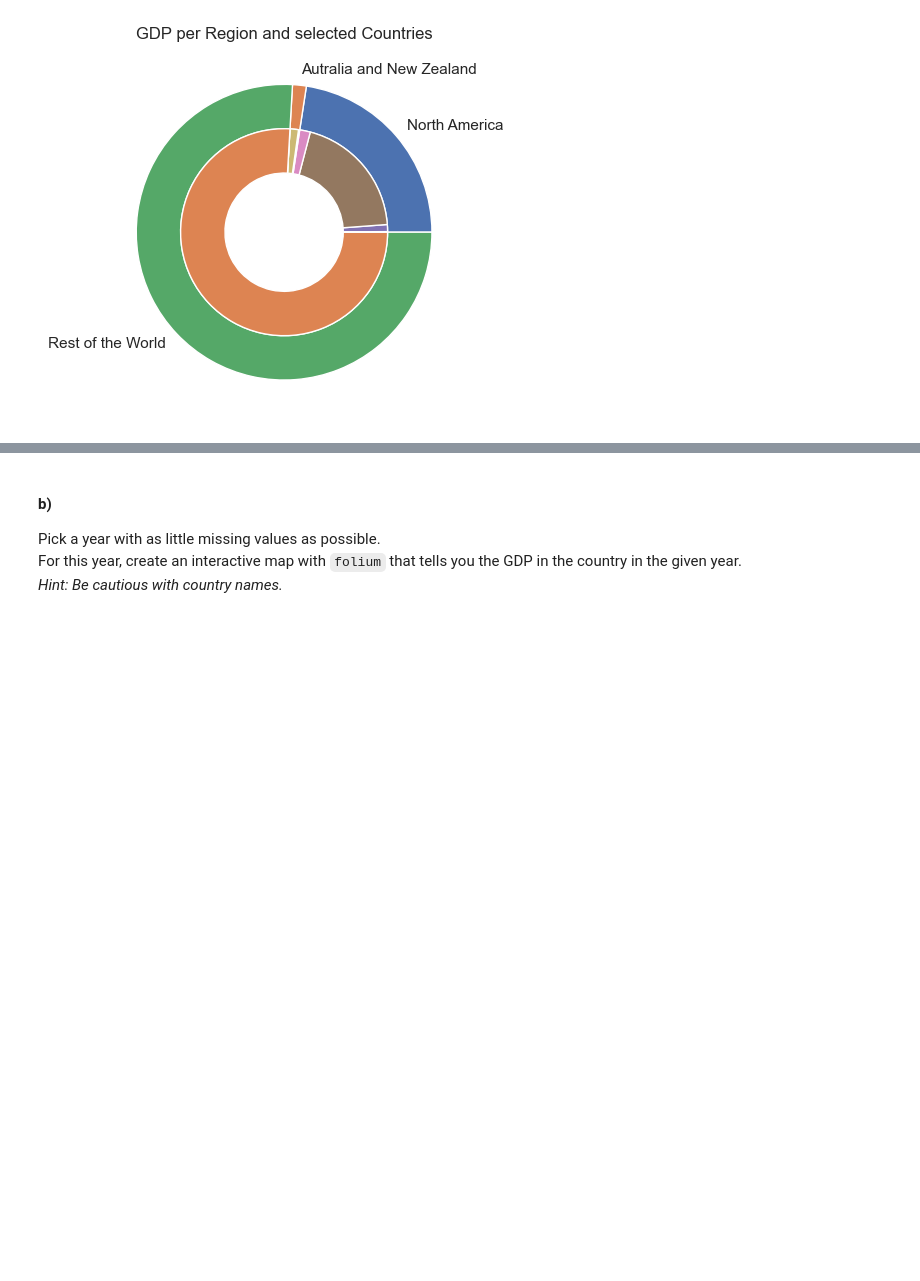
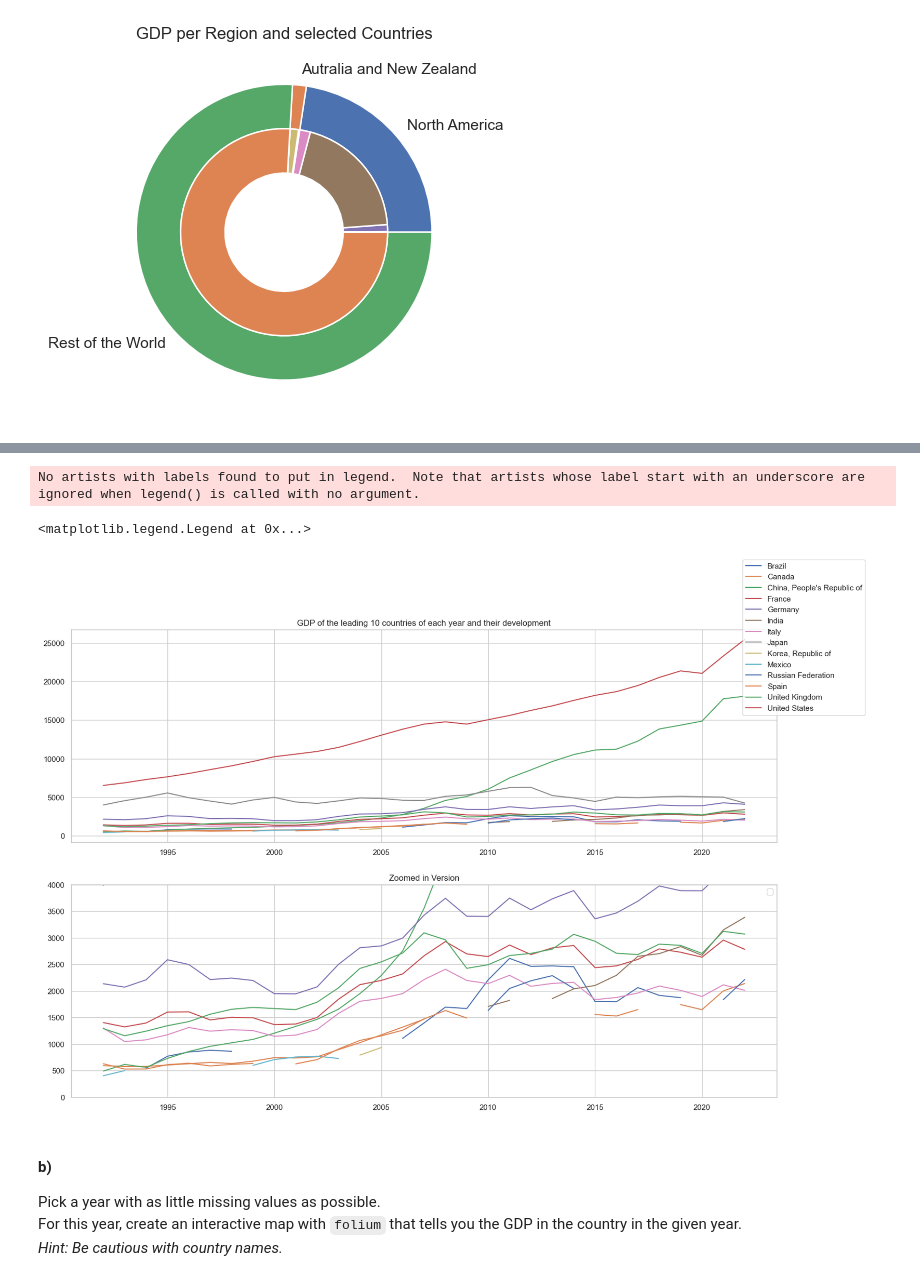
Before and after one commit to Monsieur-Bandana/data_science_clockmann, a Jupyter notebook: ClassProject2207 (1).ipynb, the cells around one changed output, grey strips where cells are left out. Cells and saved outputs as stored; diff of their text form; code cells hidden in the pictures; blank space fills up the shorter version.

```diff
--- a/ClassProject2207 (1).ipynb
+++ b/ClassProject2207 (1).ipynb
@@ -269,19 +241,24 @@ TypeError: '<' not supported between instances of 'list' and 'int'
 # %%
+fig, axes = plt.subplots(2, 1, figsize=(18, 12))
 
-
-plt.figure(figsize=(18, 4))
-# plt.plot(y, x, label=labelx)
-# plt.plot(y,x2, label=labelx1)
 
 y = dfTop20All.columns.to_list()
 x = dfTop20All.values.tolist()
-print(x)
-
-# plt.plot(y, x[0])
 
 i=0
 while (i < len(x)):
 
-    plt.plot(y, x[i])
+    axes[0].plot(y, x[i])
+    axes[1].plot(y, x[i])
     i=i+1
 plt.legend()
+axes[1].set_ylim([0, 4000])
+axes[0].set_title('GDP of the leading 10 countries of each year and their development')
+axes[1].set_title(
+    'Zoomed in Version')
+
+fig.legend(dfTop20All.index.to_list())
+# %% [output]
+No artists with labels found to put in legend.  Note that artists whose label start with an underscore are ignored when legend() is called with no argument.
+<matplotlib.legend.Legend at 0x...>
+[figure, added]
```
Also changed, not shown: parts of 7 cells of this notebook.
